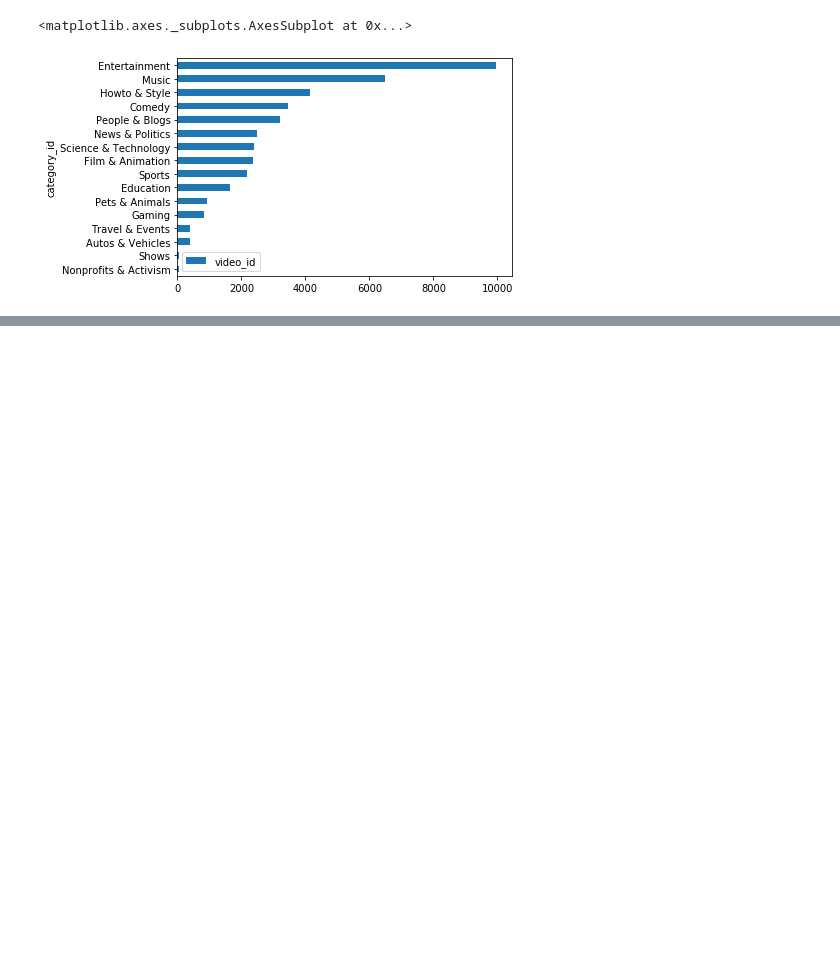
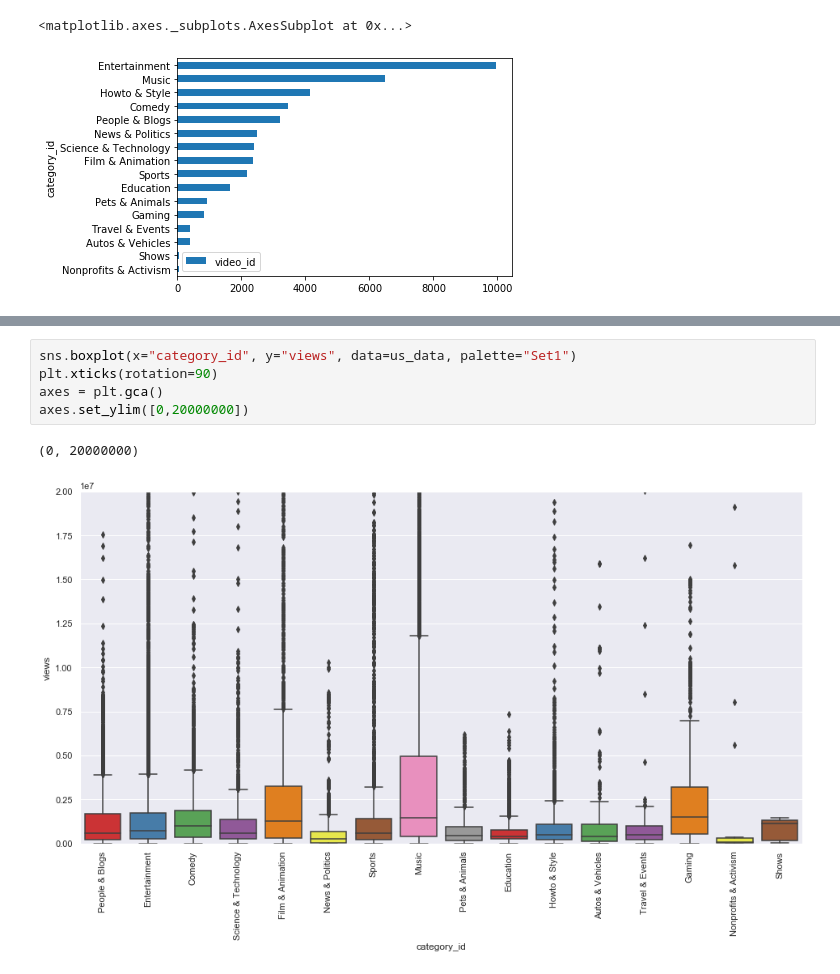
Before and after one commit to loc-vu/yt-trends, a Jupyter notebook: Correlation Analysis.ipynb, the cells around one changed output, grey strips where cells are left out. Drawn from its saved outputs; the diff is of its cells as text; blank space fills up the shorter version.

```diff
--- a/Correlation Analysis.ipynb
+++ b/Correlation Analysis.ipynb
@@ -204,0 +278,8 @@ fig.show()
+# %%
+sns.boxplot(x="category_id", y="views", data=us_data, palette="Set1")
+plt.xticks(rotation=90)
+axes = plt.gca()
+axes.set_ylim([0,20000000])
+# %% [output]
+(0, 20000000)
+[figure, added]
```
Also changed, not shown: parts of 19 cells of this notebook.
